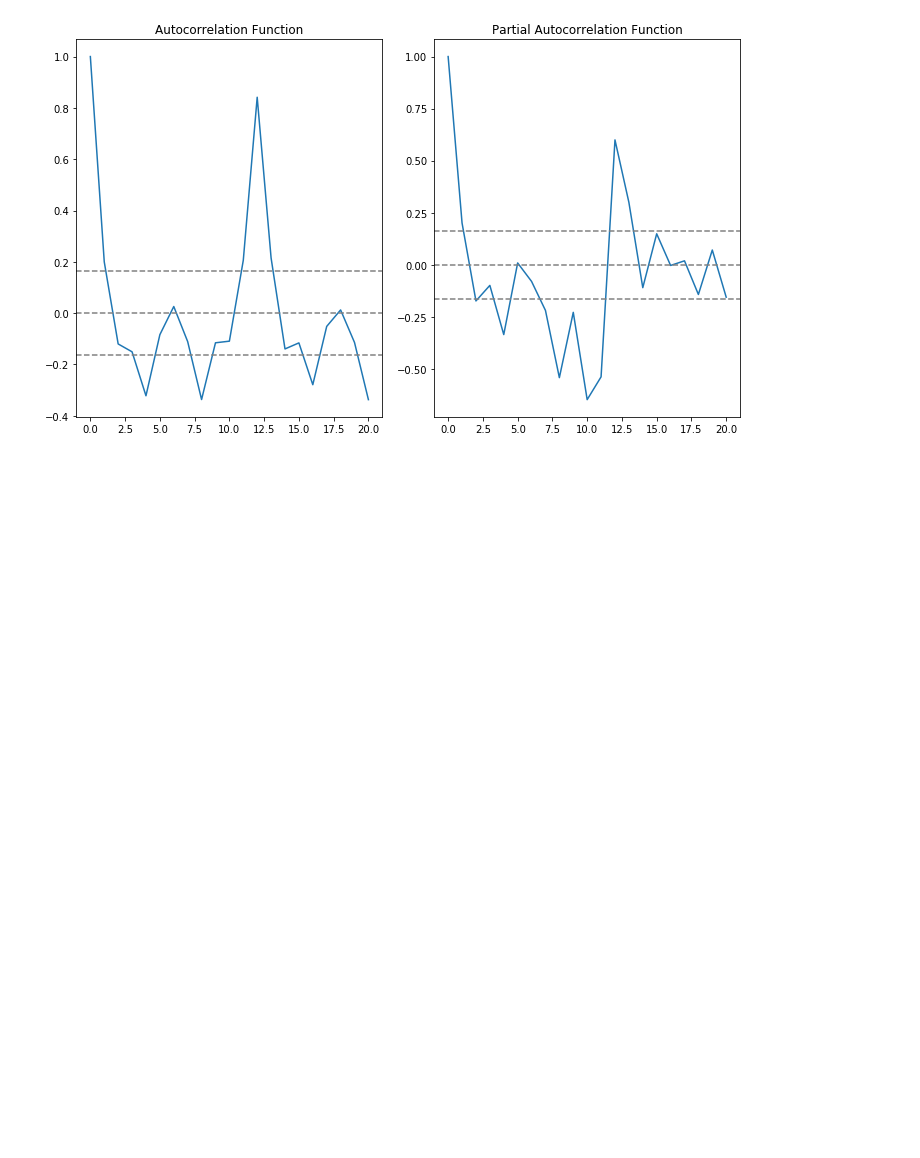
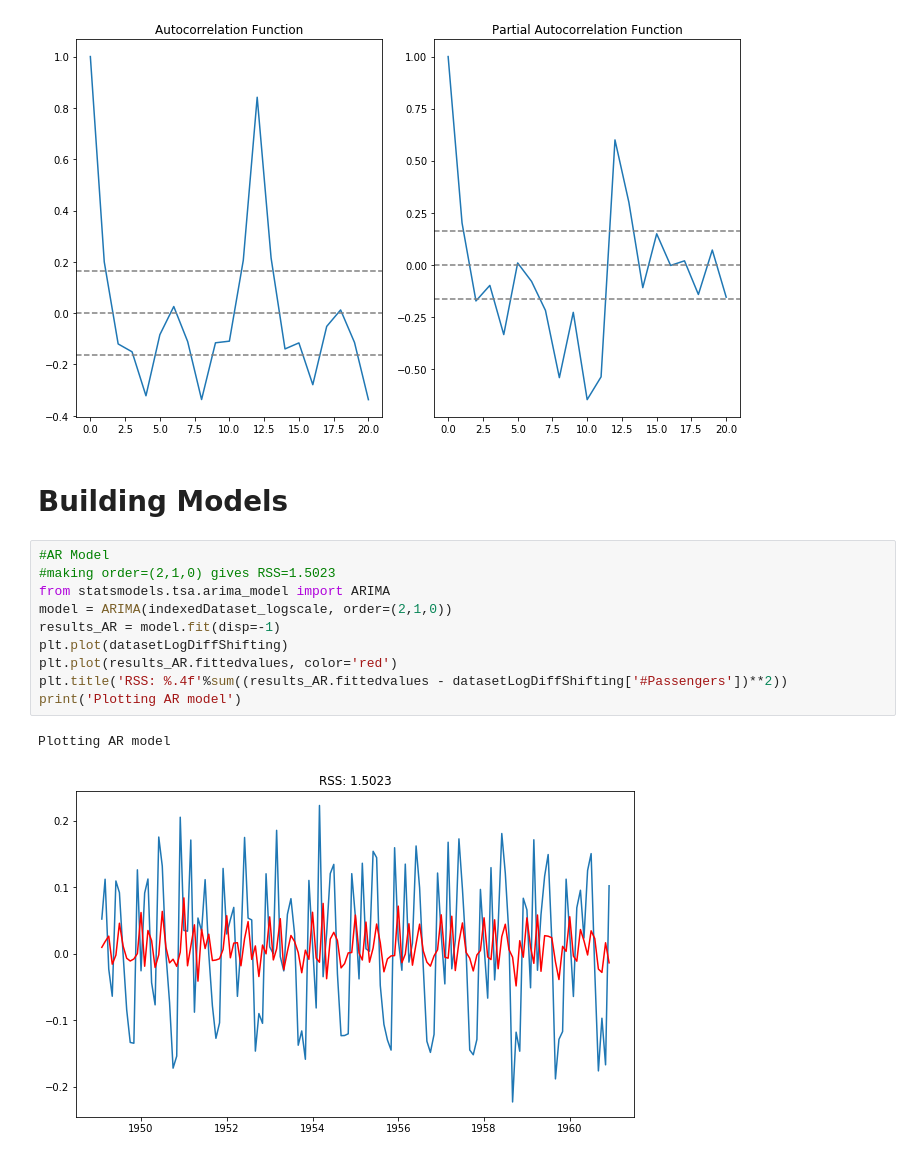
Before and after one commit to VPS-TRG/Time-series-forecasting-on-Air-Passengers, a Jupyter notebook: Time series forecasting.ipynb, the cells around one changed output. Drawn from its saved outputs; the diff is of its cells as text; blank space fills up the shorter version.

Commit message:
Models and Predictions

```diff
--- a/Time series forecasting.ipynb
+++ b/Time series forecasting.ipynb
@@ -297,3 +297,18 @@ plt.title('Partial Autocorrelation Function')
 plt.tight_layout()
 # %% [output]
 [figure]
+# %% [markdown]
+# Building Models
+# %%
+#AR Model
+#making order=(2,1,0) gives RSS=1.5023
+from statsmodels.tsa.arima_model import ARIMA
+model = ARIMA(indexedDataset_logscale, order=(2,1,0))
+results_AR = model.fit(disp=-1)
+plt.plot(datasetLogDiffShifting)
+plt.plot(results_AR.fittedvalues, color='red')
+plt.title('RSS: %.4f'%sum((results_AR.fittedvalues - datasetLogDiffShifting['#Passengers'])**2))
+print('Plotting AR model')
+# %% [output]
+Plotting AR model
+[figure, added]
```
Also changed, not shown: parts of 8 cells of this notebook.
